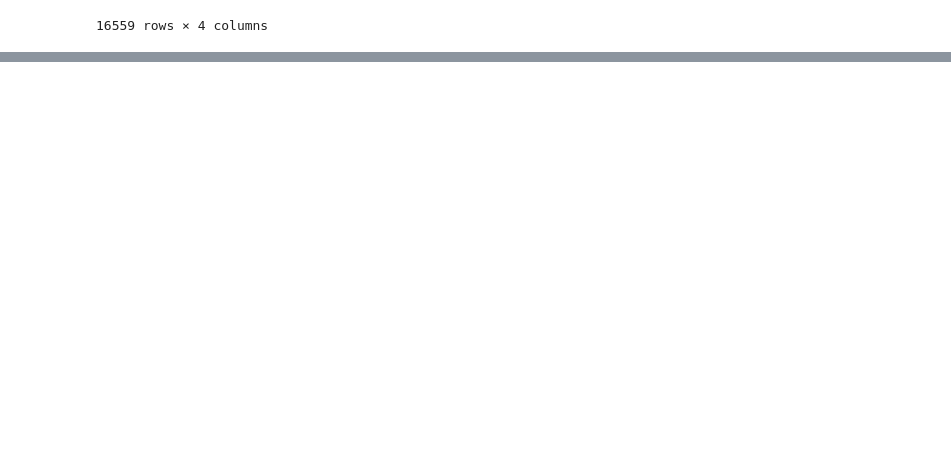
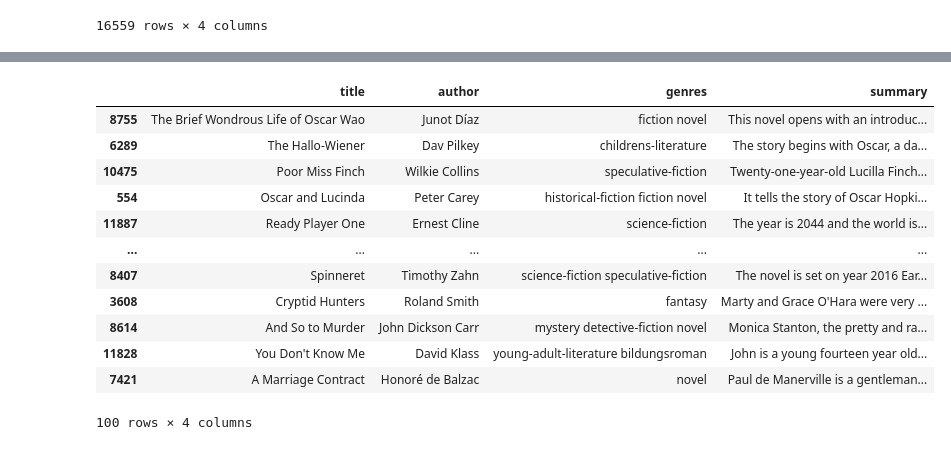
Before and after one commit to SayantanBasak07/tkc-ml-proj, a Jupyter notebook: context-aware/Recsys.ipynb, the cells around one changed output, grey strips where cells are left out. Cells and saved outputs as stored; diff of their text form; code cells hidden in the pictures; blank space fills up the shorter version.

```diff
--- a/context-aware/Recsys.ipynb
+++ b/context-aware/Recsys.ipynb
@@ -69,0 +143,17 @@ df
+# %%
+right = pd.DataFrame(get_recs_desc("Glory Road"))
+right
+# %% [output]
+|  | title | author | genres | summary |
+| 8755 | The Brief Wondrous Life of Oscar Wao | Junot Díaz | fiction novel | This novel opens with an introduc... |
+| 6289 | The Hallo-Wiener | Dav Pilkey | childrens-literature | The story begins with Oscar, a da... |
+| 10475 | Poor Miss Finch | Wilkie Collins | speculative-fiction | Twenty-one-year-old Lucilla Finch... |
+| 554 | Oscar and Lucinda | Peter Carey | historical-fiction fiction novel | It tells the story of Oscar Hopki... |
+| 11887 | Ready Player One | Ernest Cline | science-fiction | The year is 2044 and the world is... |
+| ... | ... | ... | ... | ... |
+| 8407 | Spinneret | Timothy Zahn | science-fiction speculative-fiction | The novel is set on year 2016 Ear... |
+| 3608 | Cryptid Hunters | Roland Smith | fantasy | Marty and Grace O'Hara were very ... |
+| 8614 | And So to Murder | John Dickson Carr | mystery detective-fiction novel | Monica Stanton, the pretty and ra... |
+| 11828 | You Don't Know Me | David Klass | young-adult-literature bildungsroman | John is a young fourteen year old... |
+| 7421 | A Marriage Contract | Honoré de Balzac | novel | Paul de Manerville is a gentleman... |
+100 rows × 4 columns
```
Also changed, not shown: parts of 19 cells of this notebook, 1 other file.
